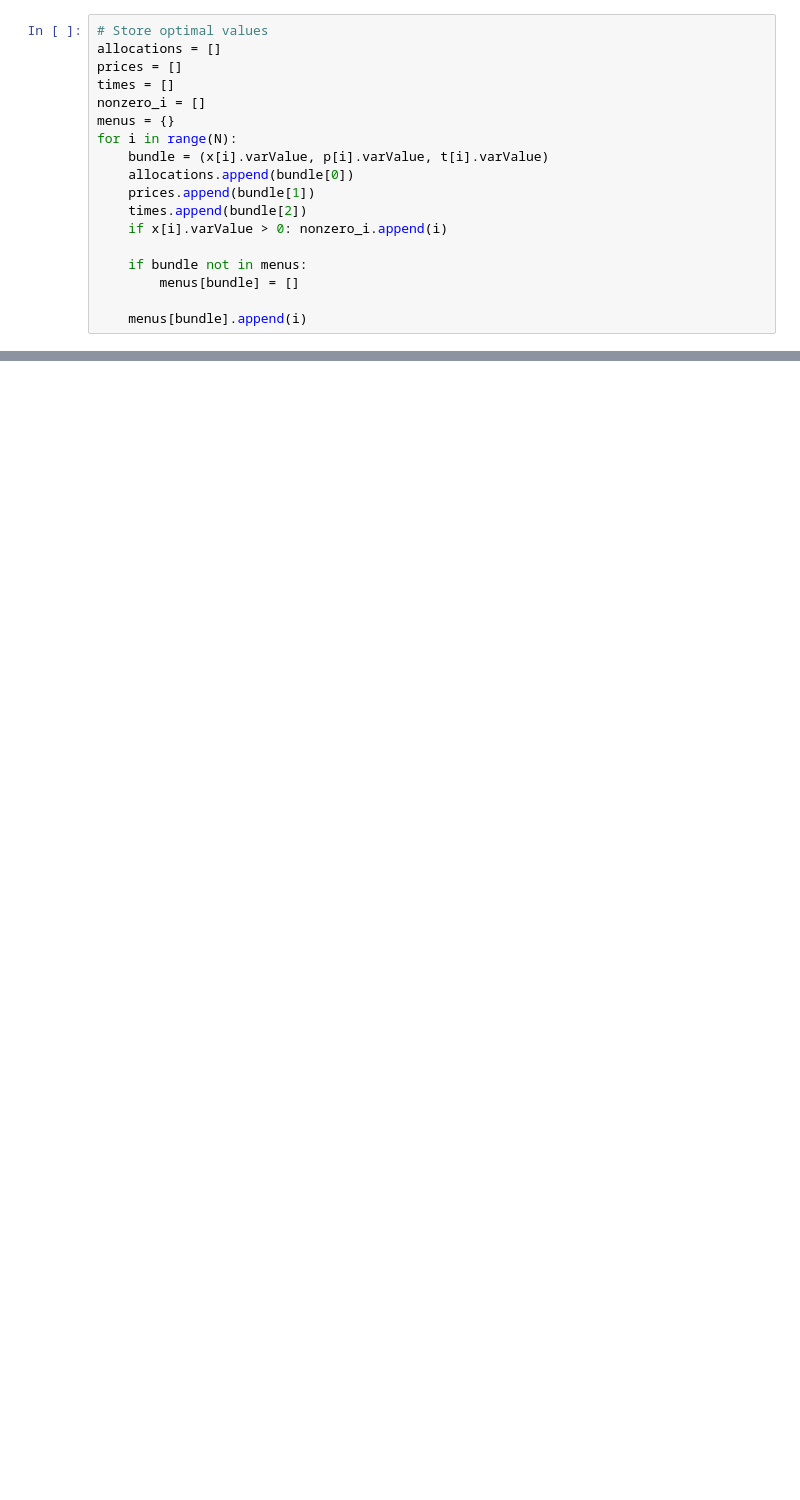
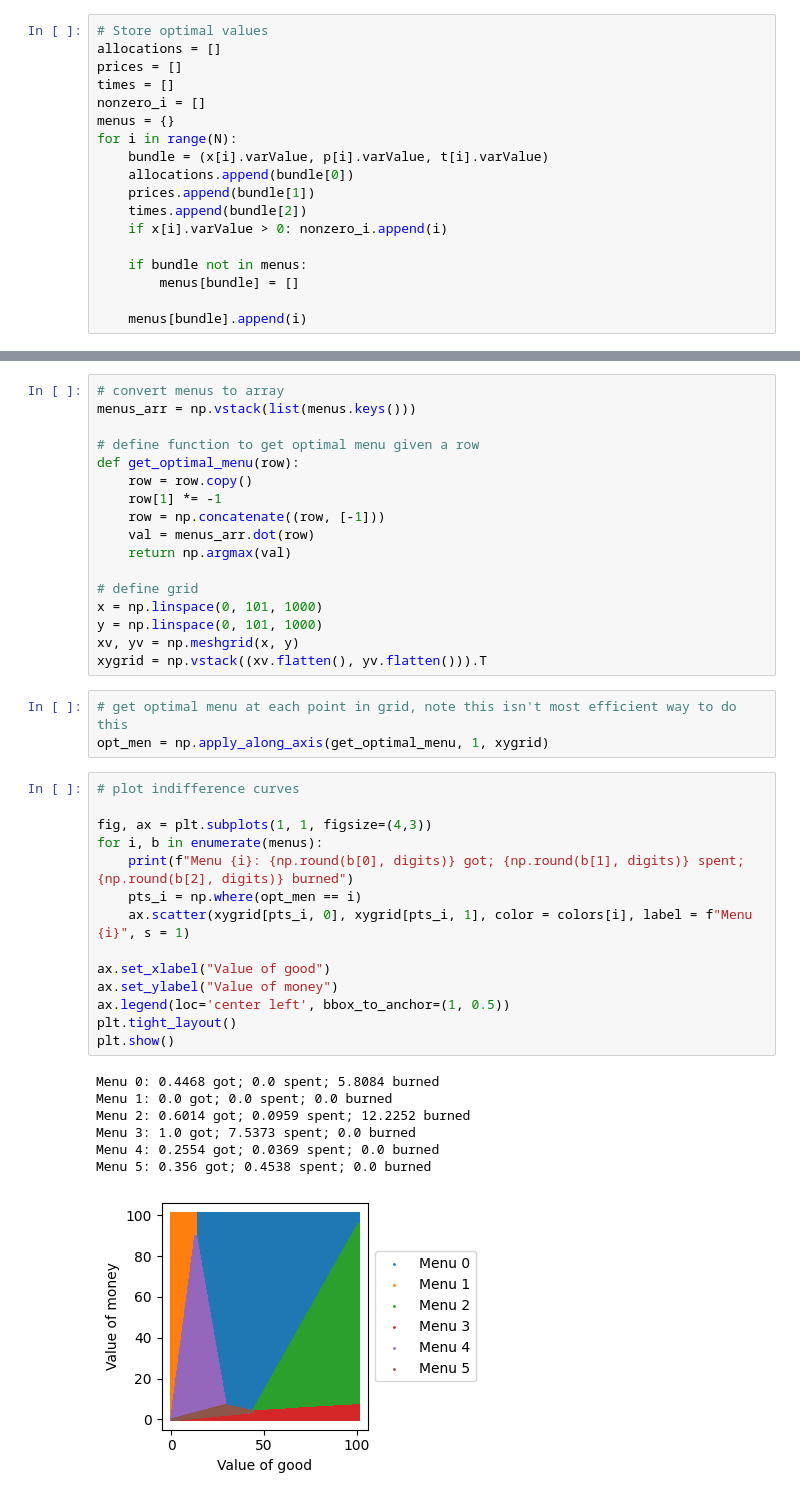
Before and after one commit to benjaminhwittenbrink/cs360, a Jupyter notebook: lp.ipynb, the cells around one changed output, grey strips where cells are left out. Drawn from its saved outputs; the diff is of its cells as text; blank space fills up the shorter version.

```diff
--- a/lp.ipynb
+++ b/lp.ipynb
@@ -171,0 +163,42 @@ for i in range(N):
+# %%
+# convert menus to array
+menus_arr = np.vstack(list(menus.keys()))
+
+# define function to get optimal menu given a row
+def get_optimal_menu(row):
+    row = row.copy()
+    row[1] *= -1
+    row = np.concatenate((row, [-1]))
+    val = menus_arr.dot(row)
+    return np.argmax(val)
+
+# define grid
+x = np.linspace(0, 101, 1000)
+y = np.linspace(0, 101, 1000)
+xv, yv = np.meshgrid(x, y)
+xygrid = np.vstack((xv.flatten(), yv.flatten())).T
+# %%
+# get optimal menu at each point in grid, note this isn't most efficient way to do this
+opt_men = np.apply_along_axis(get_optimal_menu, 1, xygrid)
+# %%
+# plot indifference curves
+
+fig, ax = plt.subplots(1, 1, figsize=(4,3))
+for i, b in enumerate(menus):
+    print(f"Menu {i}: {np.round(b[0], digits)} got; {np.round(b[1], digits)} spent; {np.round(b[2], digits)} burned")
+    pts_i = np.where(opt_men == i)
+    ax.scatter(xygrid[pts_i, 0], xygrid[pts_i, 1], color = colors[i], label = f"Menu {i}", s = 1)
+
+ax.set_xlabel("Value of good")
+ax.set_ylabel("Value of money")
+ax.legend(loc='center left', bbox_to_anchor=(1, 0.5))
+plt.tight_layout()
+plt.show()
+# %% [output]
+Menu 0: 0.4468 got; 0.0 spent; 5.8084 burned
+Menu 1: 0.0 got; 0.0 spent; 0.0 burned
+Menu 2: 0.6014 got; 0.0959 spent; 12.2252 burned
+Menu 3: 1.0 got; 7.5373 spent; 0.0 burned
+Menu 4: 0.2554 got; 0.0369 spent; 0.0 burned
+Menu 5: 0.356 got; 0.4538 spent; 0.0 burned
+[figure, added]
```
Also changed, not shown: parts of 10 cells of this notebook.
